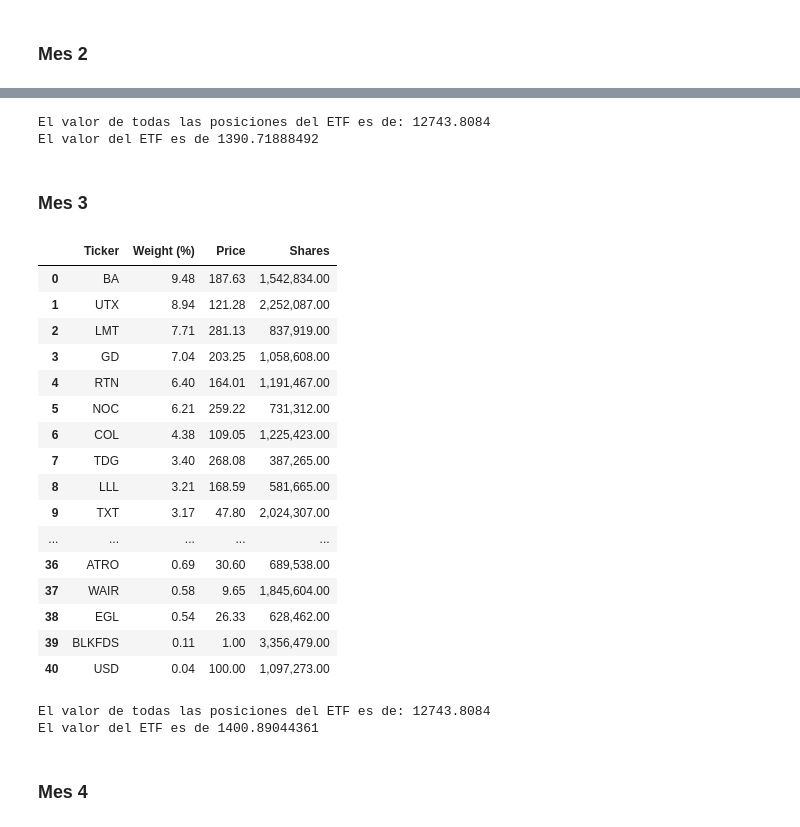
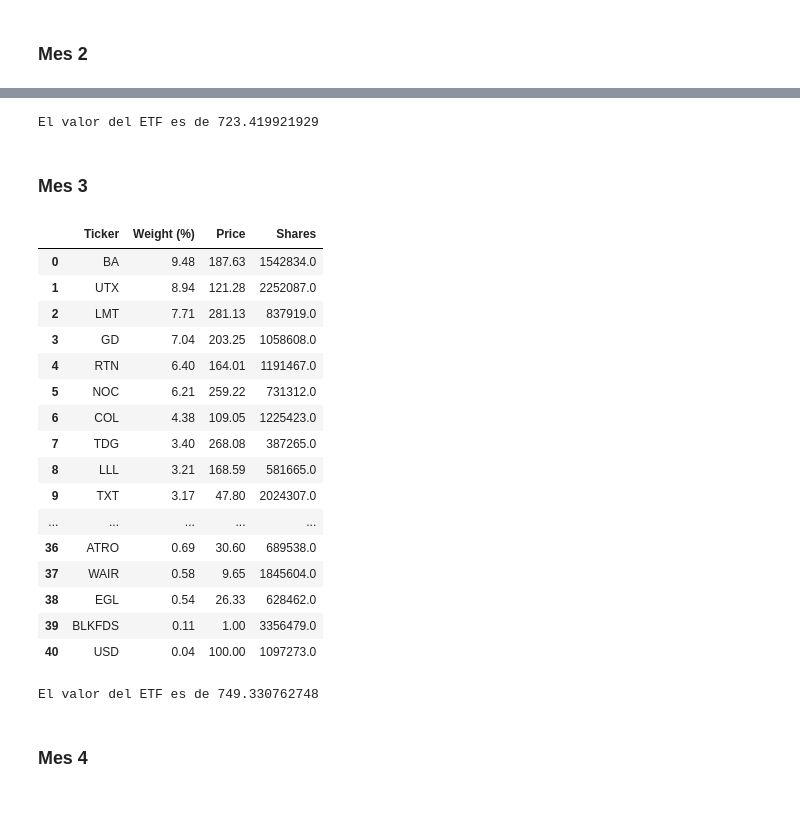
Before and after one commit to Dianachav/Trading_Lab1, a Jupyter notebook: Lab1_Python.ipynb, the cells around one changed output, grey strips where cells are left out. Drawn from its saved outputs; the diff is of its cells as text; code cells hidden in the pictures.

```diff
--- a/Lab1_Python.ipynb
+++ b/Lab1_Python.ipynb
@@ -77,59 +78,55 @@ mes2
 t2 = mes2.iloc[:,0:1] #Tickers
 peso2 = mes2.iloc[:,1] #Pesos
 precio2 = mes2.iloc[:,2] #Precio de la acción
-shares2 = mes2.iloc[:,3] # Número de shares
-a2 = peso2*precio2 # Valor de la acción por Ticker
+s2 = mes2.iloc[:,3] #Número de share por acción
+a2 = peso2*precio2*s2 # Valor de la acción por Ticker
 
 v_etf2 = sum(a2) #Suma de los valores de las acciones
-print "El valor de todas las posiciones del ETF es de:", v_etf1
 
-ETF2 =  18500000/v_etf2
+ETF2 =  v_etf2/18500000
 print "El valor del ETF es de", ETF2
 
 #Para sacar el valor del ETF es v_etf entre el numero total de activos del etf
 # %% [output]
-El valor de todas las posiciones del ETF es de: 12743.8084
-El valor del ETF es de 1390.71888492
+El valor del ETF es de 723.419921929
 # %% [markdown]
 ### Mes 3
 # %%
-mes3 = pd.read_csv('https://raw.githubusercontent.com/Dianachav/Trading_Lab1/master/ITA_holdings-3.csv', skiprows=10, delim_whitespace=False)
+mes3 = pd.read_csv('https://raw.githubusercontent.com/Dianachav/Trading_Lab1/master/ITA_holdings-3.csv',
+                   skiprows=10, delim_whitespace=False, thousands=',')
 mes3=mes3.drop(columns = ['Name', 'Asset Class', "Market Value", 'Notional Value', 'Sector', 'SEDOL', 'ISIN', 'Exchange'])
 mes3=mes3.dropna(axis=0)
 mes3
 # %% [output]
 |  | Ticker | Weight (%) | Price | Shares |
-| 0 | BA | 9.48 | 187.63 | 1,542,834.00 |
-| 1 | UTX | 8.94 | 121.28 | 2,252,087.00 |
-| 2 | LMT | 7.71 | 281.13 | 837,919.00 |
-| 3 | GD | 7.04 | 203.25 | 1,058,608.00 |
-| 4 | RTN | 6.40 | 164.01 | 1,191,467.00 |
-| 5 | NOC | 6.21 | 259.22 | 731,312.00 |
-| 6 | COL | 4.38 | 109.05 | 1,225,423.00 |
-| 7 | TDG | 3.40 | 268.08 | 387,265.00 |
-| 8 | LLL | 3.21 | 168.59 | 581,665.00 |
-| 9 | TXT | 3.17 | 47.80 | 2,024,307.00 |
+| 0 | BA | 9.48 | 187.63 | 1542834.0 |
+| 1 | UTX | 8.94 | 121.28 | 2252087.0 |
+| 2 | LMT | 7.71 | 281.13 | 837919.0 |
+| 3 | GD | 7.04 | 203.25 | 1058608.0 |
+| 4 | RTN | 6.40 | 164.01 | 1191467.0 |
+| 5 | NOC | 6.21 | 259.22 | 731312.0 |
+| 6 | COL | 4.38 | 109.05 | 1225423.0 |
+| 7 | TDG | 3.40 | 268.08 | 387265.0 |
+| 8 | LLL | 3.21 | 168.59 | 581665.0 |
+| 9 | TXT | 3.17 | 47.80 | 2024307.0 |
 | ... | ... | ... | ... | ... |
-| 36 | ATRO | 0.69 | 30.60 | 689,538.00 |
-| 37 | WAIR | 0.58 | 9.65 | 1,845,604.00 |
-| 38 | EGL | 0.54 | 26.33 | 628,462.00 |
-| 39 | BLKFDS | 0.11 | 1.00 | 3,356,479.00 |
-| 40 | USD | 0.04 | 100.00 | 1,097,273.00 |
+| 36 | ATRO | 0.69 | 30.60 | 689538.0 |
+| 37 | WAIR | 0.58 | 9.65 | 1845604.0 |
+| 38 | EGL | 0.54 | 26.33 | 628462.0 |
+| 39 | BLKFDS | 0.11 | 1.00 | 3356479.0 |
+| 40 | USD | 0.04 | 100.00 | 1097273.0 |
 # %%
 t3 = mes3.iloc[:,0:1] #Tickers
 peso3 = mes3.iloc[:,1] #Pesos
 precio3 = mes3.iloc[:,2] #Precio de la acción
-shares3 = mes3.iloc[:,3] # Número de shares
-a3 = peso3*precio3 # Valor de la acción por Ticker
+s3 = mes3.iloc[:,3] #Número de share por acción
+a3 = peso3*precio3*s3 # Valor de la acción por Ticker
+v_etf3 = sum(a3) #Suma de los valores de las acciones
 
-v_etf3 = sum(a3) #Suma de los valores de las acciones
-print "El valor de todas las posiciones del ETF es de:", v_etf1
-
-ETF3 =  19350000/v_etf3
+ETF3 =  v_etf3/19350000
 print "El valor del ETF es de", ETF3
 # %% [output]
-El valor de todas las posiciones del ETF es de: 12743.8084
-El valor del ETF es de 1400.89044361
+El valor del ETF es de 749.330762748
 # %% [markdown]
 ### Mes 4
 # %%
```
Also changed, not shown: parts of 22 cells of this notebook.
